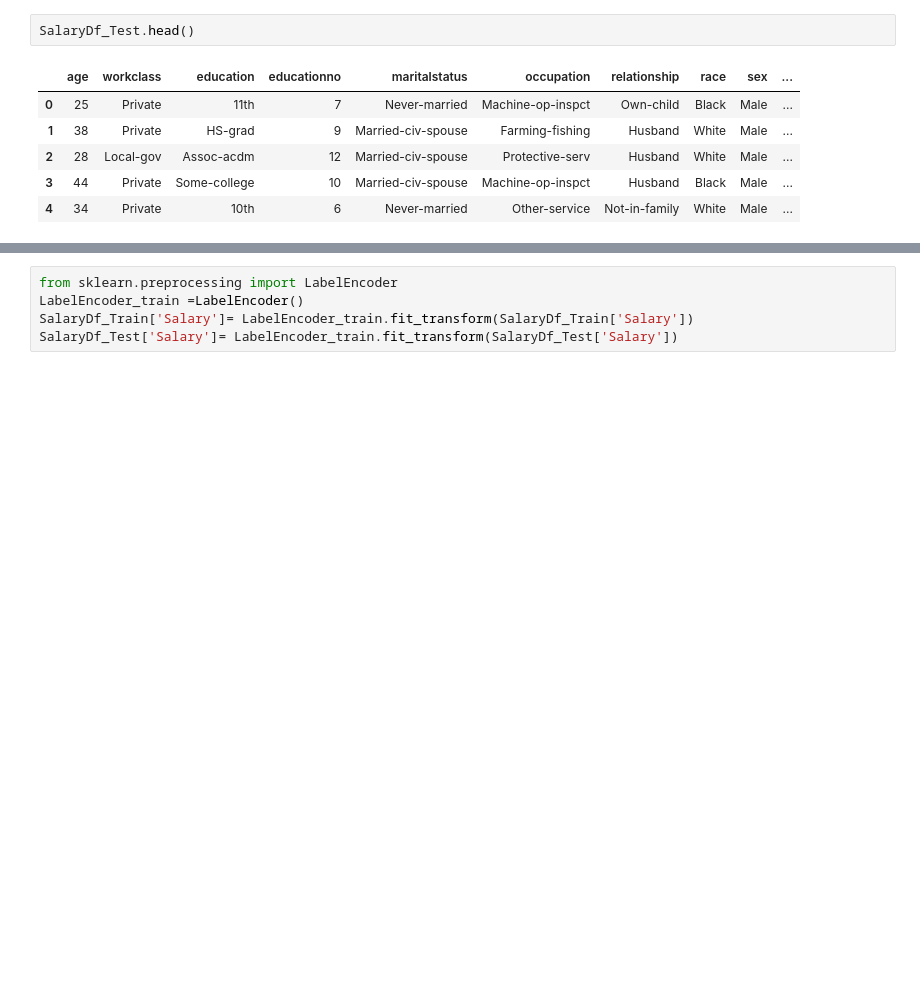
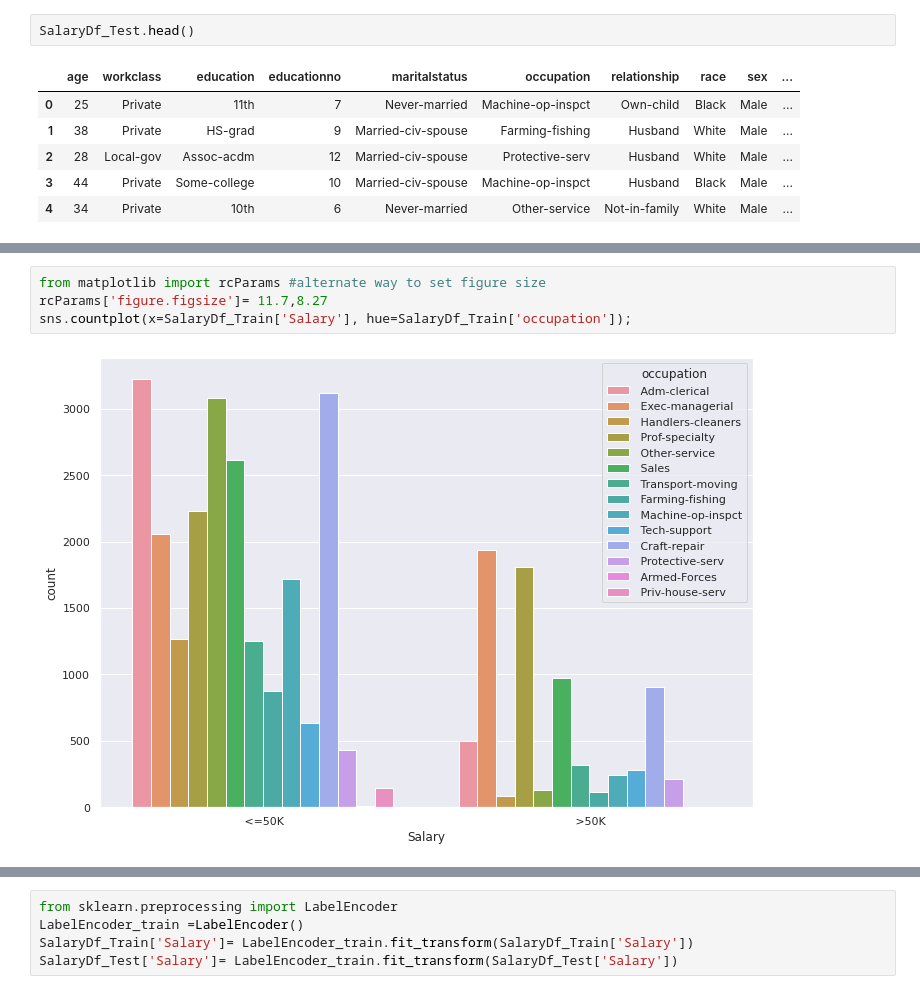
Before and after one commit to RiteshopShrivastava/Support_Vector_Machine, a Jupyter notebook: Assignment_SVM_SalaryData.ipynb, the cells around one changed output, grey strips where cells are left out. Cells and saved outputs as stored; diff of their text form; blank space fills up the shorter version.

```diff
--- a/Assignment_SVM_SalaryData.ipynb
+++ b/Assignment_SVM_SalaryData.ipynb
@@ -79,0 +111,6 @@ memory usage: 3.2+ MB
+# %%
+from matplotlib import rcParams #alternate way to set figure size
+rcParams['figure.figsize']= 11.7,8.27
+sns.countplot(x=SalaryDf_Train['Salary'], hue=SalaryDf_Train['occupation']);
+# %% [output]
+[figure, added]
```
Also changed, not shown: parts of 8 cells of this notebook.
